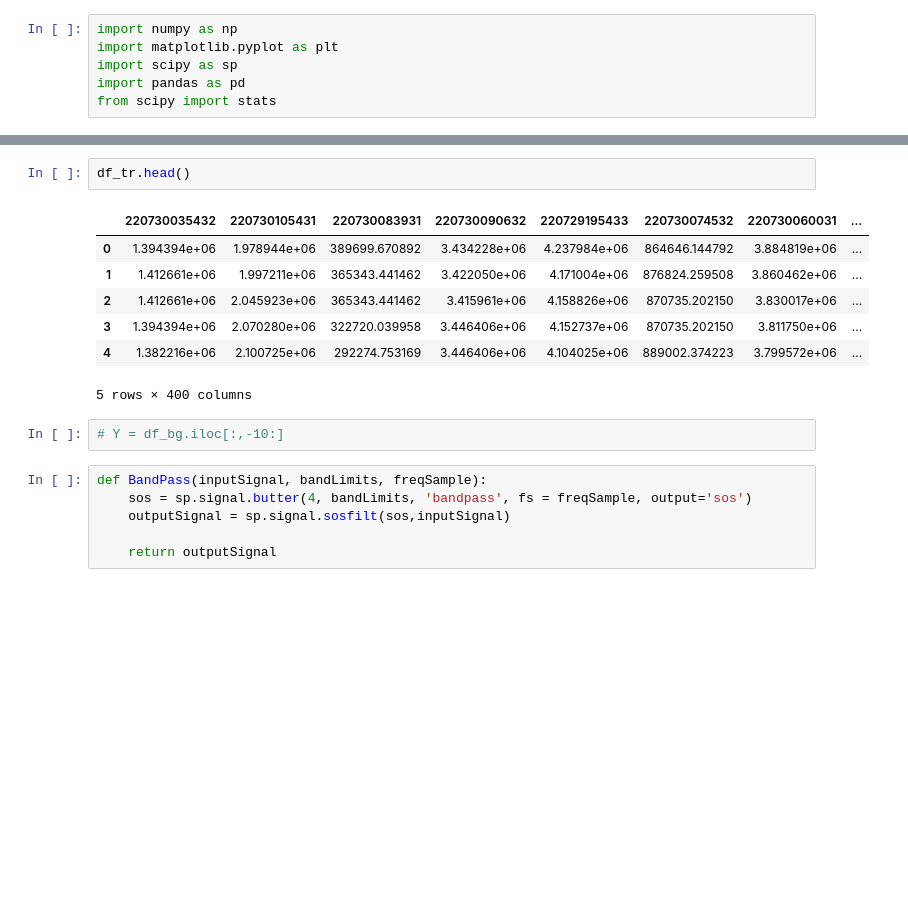
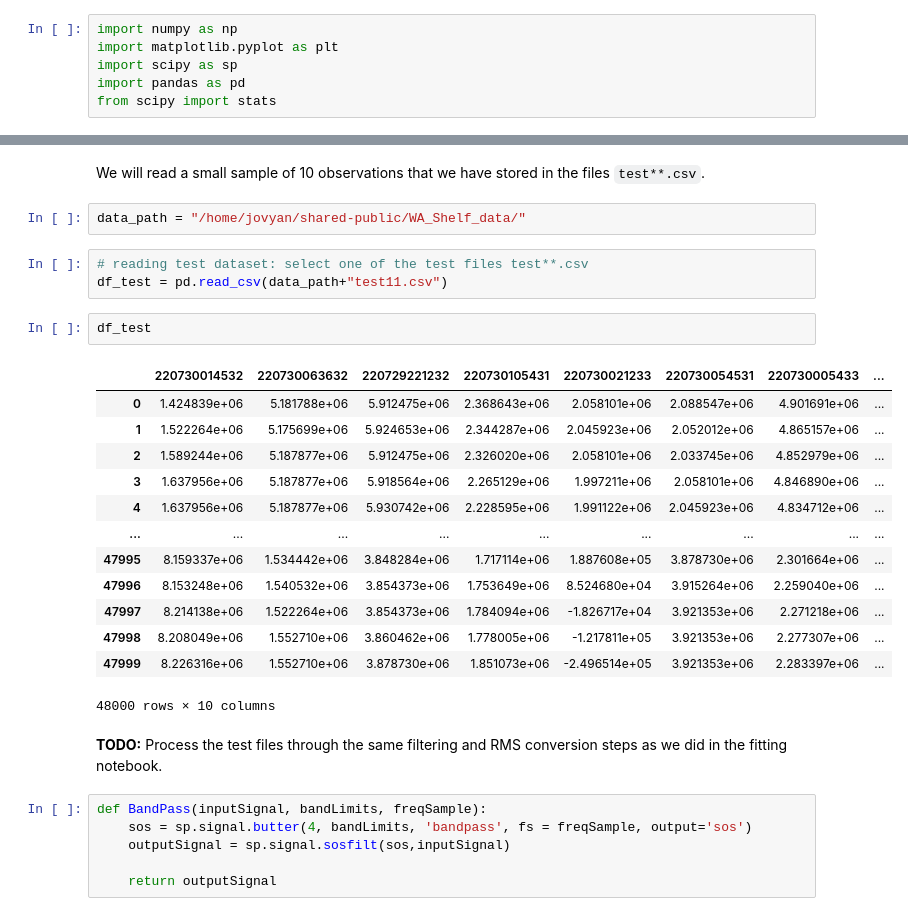
Before and after one commit to BOAT-ocean-acoustics/fundamentals, a Jupyter notebook: boat_tutorials/exercises/02c_WA_Shelf_stats/02_WA_Shelf_testing_solution.ipynb, the cells around one changed output, grey strips where cells are left out. Cells and saved outputs as stored; diff of their text form; blank space fills up the shorter version.

```diff
--- a/boat_tutorials/exercises/02c_WA_Shelf_stats/02_WA_Shelf_testing_solution.ipynb
+++ b/boat_tutorials/exercises/02c_WA_Shelf_stats/02_WA_Shelf_testing_solution.ipynb
@@ -27,15 +22,28 @@ df_bg = pd.read_csv("df_bg_test_sorted.csv")
-# %%
-df_tr.head()
-# %% [output]
-|  | 220730035432 | 220730105431 | 220730083931 | 220730090632 | 220729195433 | 220730074532 | 220730060031 | ... |
-| 0 | 1.394394e+06 | 1.978944e+06 | 389699.670892 | 3.434228e+06 | 4.237984e+06 | 864646.144792 | 3.884819e+06 | ... |
-| 1 | 1.412661e+06 | 1.997211e+06 | 365343.441462 | 3.422050e+06 | 4.171004e+06 | 876824.259508 | 3.860462e+06 | ... |
-| 2 | 1.412661e+06 | 2.045923e+06 | 365343.441462 | 3.415961e+06 | 4.158826e+06 | 870735.202150 | 3.830017e+06 | ... |
-| 3 | 1.394394e+06 | 2.070280e+06 | 322720.039958 | 3.446406e+06 | 4.152737e+06 | 870735.202150 | 3.811750e+06 | ... |
-| 4 | 1.382216e+06 | 2.100725e+06 | 292274.753169 | 3.446406e+06 | 4.104025e+06 | 889002.374223 | 3.799572e+06 | ... |
-5 rows × 400 columns
-# %%
-# Y = df_bg.iloc[:,-10:]
+# %% [markdown]
+We will read a small sample of 10 observations that we have stored in the files `test**.csv`.
+# %%
+data_path = "/home/jovyan/shared-public/WA_Shelf_data/"
+# %%
+# reading test dataset: select one of the test files test**.csv
+df_test = pd.read_csv(data_path+"test11.csv")
+# %%
+df_test
+# %% [output]
+|  | 220730014532 | 220730063632 | 220729221232 | 220730105431 | 220730021233 | 220730054531 | 220730005433 | ... |
+| 0 | 1.424839e+06 | 5.181788e+06 | 5.912475e+06 | 2.368643e+06 | 2.058101e+06 | 2.088547e+06 | 4.901691e+06 | ... |
+| 1 | 1.522264e+06 | 5.175699e+06 | 5.924653e+06 | 2.344287e+06 | 2.045923e+06 | 2.052012e+06 | 4.865157e+06 | ... |
+| 2 | 1.589244e+06 | 5.187877e+06 | 5.912475e+06 | 2.326020e+06 | 2.058101e+06 | 2.033745e+06 | 4.852979e+06 | ... |
+| 3 | 1.637956e+06 | 5.187877e+06 | 5.918564e+06 | 2.265129e+06 | 1.997211e+06 | 2.058101e+06 | 4.846890e+06 | ... |
+| 4 | 1.637956e+06 | 5.187877e+06 | 5.930742e+06 | 2.228595e+06 | 1.991122e+06 | 2.045923e+06 | 4.834712e+06 | ... |
+| ... | ... | ... | ... | ... | ... | ... | ... | ... |
+| 47995 | 8.159337e+06 | 1.534442e+06 | 3.848284e+06 | 1.717114e+06 | 1.887608e+05 | 3.878730e+06 | 2.301664e+06 | ... |
+| 47996 | 8.153248e+06 | 1.540532e+06 | 3.854373e+06 | 1.753649e+06 | 8.524680e+04 | 3.915264e+06 | 2.259040e+06 | ... |
+| 47997 | 8.214138e+06 | 1.522264e+06 | 3.854373e+06 | 1.784094e+06 | -1.826717e+04 | 3.921353e+06 | 2.271218e+06 | ... |
+| 47998 | 8.208049e+06 | 1.552710e+06 | 3.860462e+06 | 1.778005e+06 | -1.217811e+05 | 3.921353e+06 | 2.277307e+06 | ... |
+| 47999 | 8.226316e+06 | 1.552710e+06 | 3.878730e+06 | 1.851073e+06 | -2.496514e+05 | 3.921353e+06 | 2.283397e+06 | ... |
+48000 rows × 10 columns
+# %% [markdown]
+**TODO:** Process the test files through the same filtering and RMS conversion steps as we did in the fitting notebook.
 # %%
 def BandPass(inputSignal, bandLimits, freqSample):
     sos = sp.signal.butter(4, bandLimits, 'bandpass', fs = freqSample, output='sos')
```
Also changed, not shown: parts of 31 cells of this notebook.
